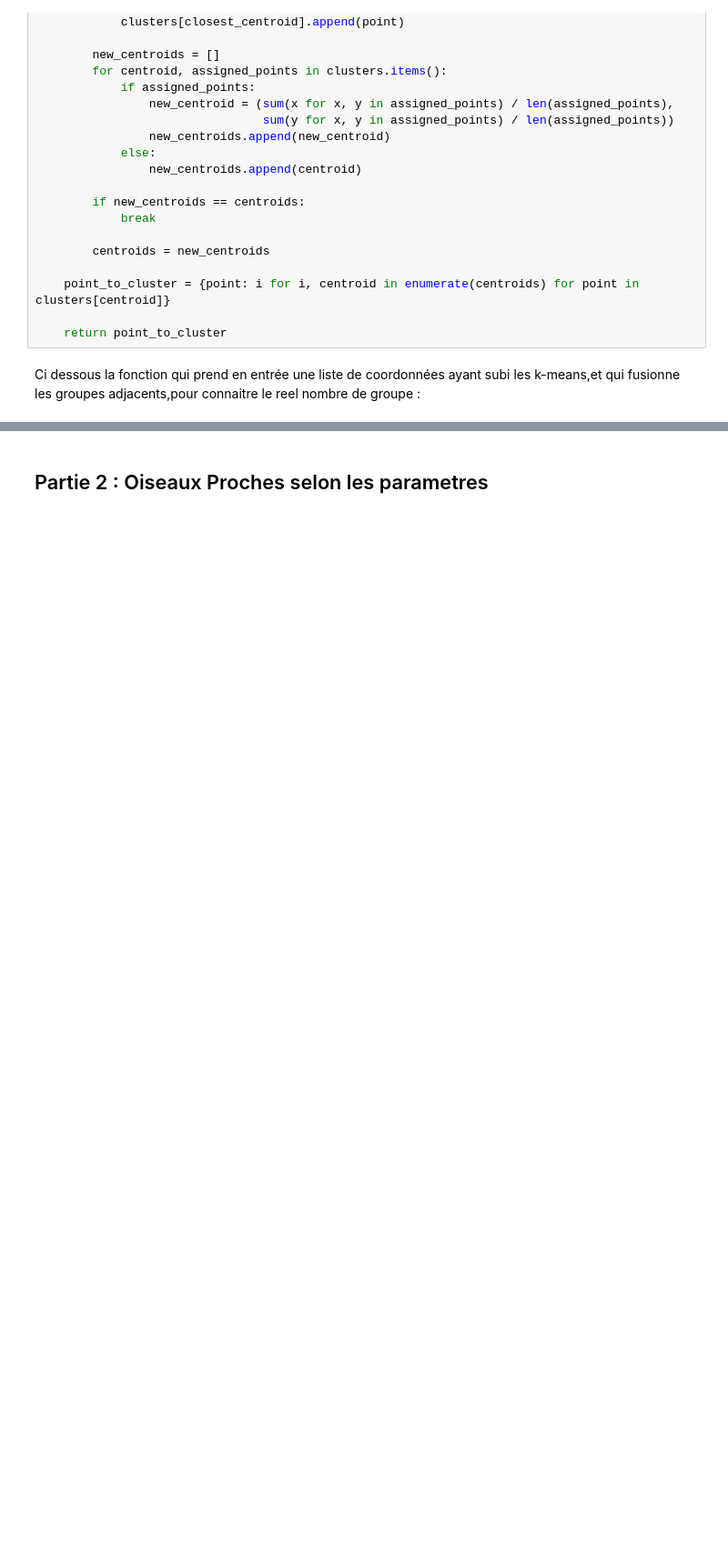
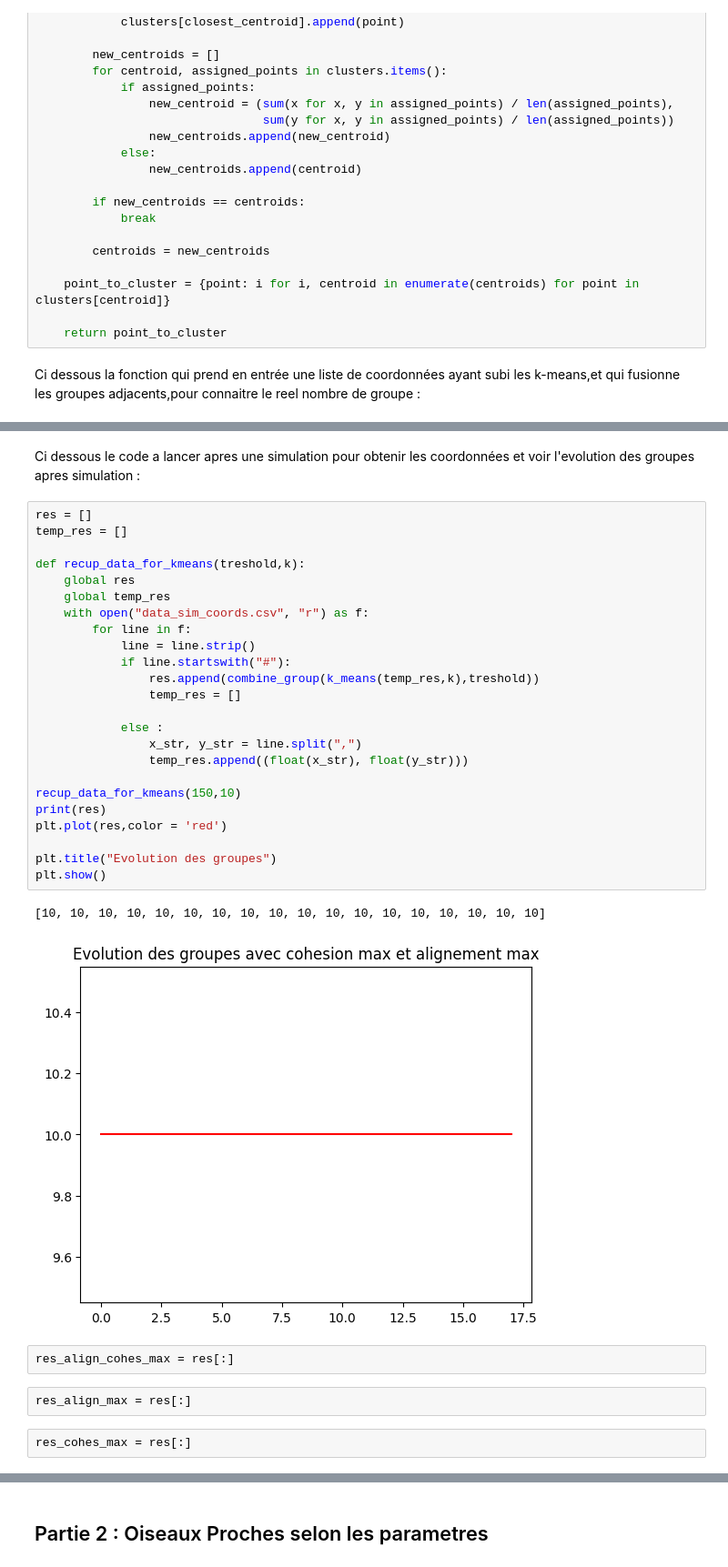
Before and after one commit to are-dynamic-2025-g6/boids, a Jupyter notebook: Analyse/Analyse.ipynb, the cells around one changed output, grey strips where cells are left out. Shown: that part at 91% size. Saved outputs shown, nothing was run; the diff lists cells and outputs as text; blank space fills up the shorter version.

```diff
--- a/Analyse/Analyse.ipynb
+++ b/Analyse/Analyse.ipynb
@@ -94,3 +99,38 @@ def combine_group(coord_dict, threshold):
         merged_groups[root].extend(coords)
 
     return len(merged_groups)
+# %% [markdown]
+Ci dessous le code a lancer apres une simulation pour obtenir les coordonnées et voir l'evolution des groupes apres simulation :
+# %%
+res = []
+temp_res = []
+
+def recup_data_for_kmeans(treshold,k):
+    global res
+    global temp_res
+    with open("data_sim_coords.csv", "r") as f:
+        for line in f:
+            line = line.strip()
+            if line.startswith("#"):
+                res.append(combine_group(k_means(temp_res,k),treshold))
+                temp_res = []
+
+            else :
+                x_str, y_str = line.split(",")
+                temp_res.append((float(x_str), float(y_str)))
+
+recup_data_for_kmeans(150,10)
+print(res)
+plt.plot(res,color = 'red')
+
+plt.title("Evolution des groupes")
+plt.show()
+# %% [output]
+[10, 10, 10, 10, 10, 10, 10, 10, 10, 10, 10, 10, 10, 10, 10, 10, 10, 10]
+[figure, added]
+# %%
+res_align_cohes_max = res[:]
+# %%
+res_align_max = res[:]
+# %%
+res_cohes_max = res[:]
```
Also changed, not shown: parts of 4 cells of this notebook, 4 other files.
